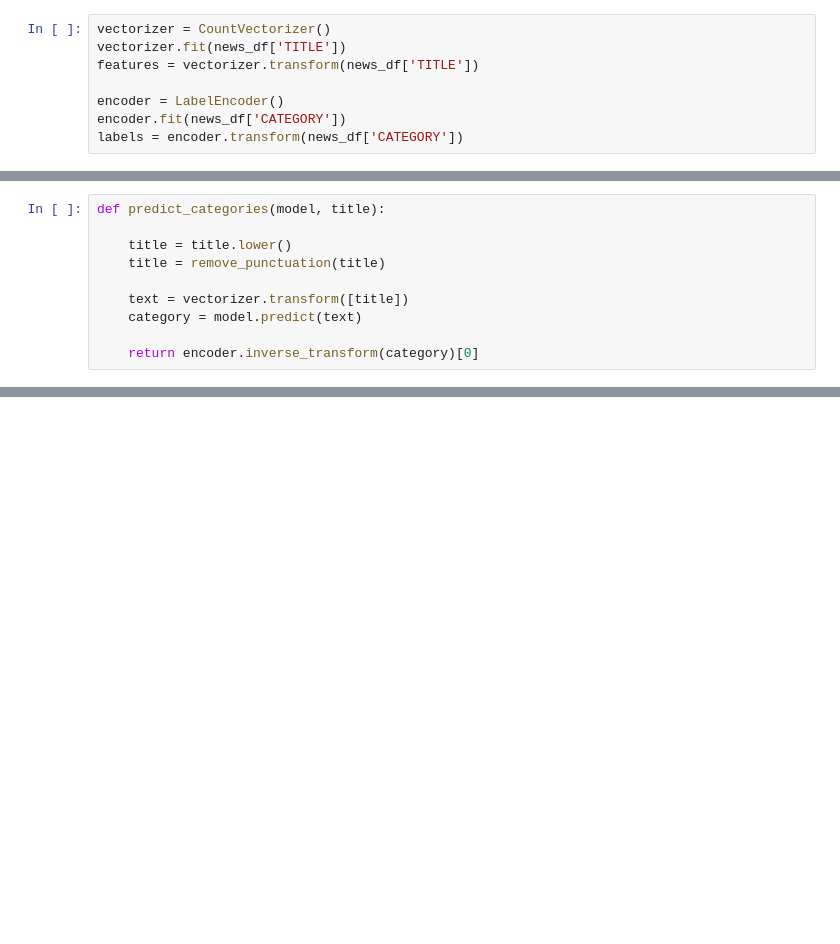
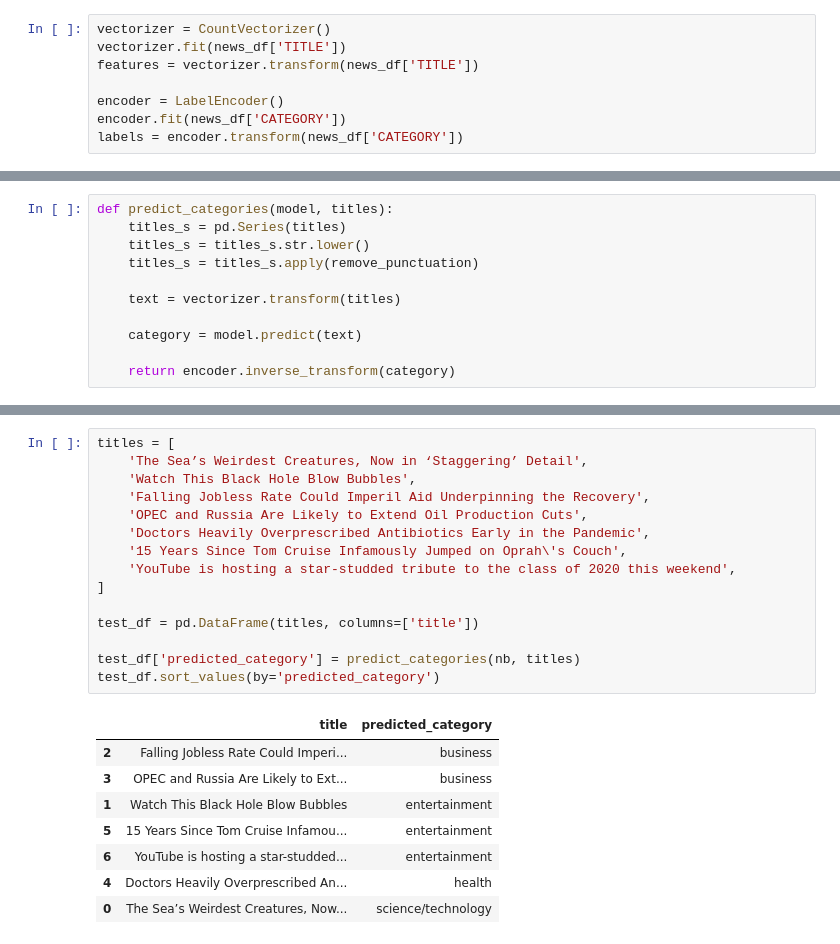
Before and after one commit to jonjau/msa, a Jupyter notebook: news-categorizer.ipynb, the cells around one changed output, grey strips where cells are left out. Cells and saved outputs as stored; diff of their text form; blank space fills up the shorter version.

```diff
--- a/news-categorizer.ipynb
+++ b/news-categorizer.ipynb
@@ -100,10 +166,11 @@ nb.score(x_test, y_test)
 # %%
-def predict_categories(model, title):
+def predict_categories(model, titles):
+    titles_s = pd.Series(titles)
+    titles_s = titles_s.str.lower()
+    titles_s = titles_s.apply(remove_punctuation)
 
-    title = title.lower()
-    title = remove_punctuation(title)
+    text = vectorizer.transform(titles)
 
-    text = vectorizer.transform([title])
     category = model.predict(text)
 
-    return encoder.inverse_transform(category)[0]
+    return encoder.inverse_transform(category)
@@ -137,0 +177,24 @@ confusion_mat('Naive Bayes', matrix)
+# %%
+titles = [
+    'The Sea’s Weirdest Creatures, Now in ‘Staggering’ Detail',
+    'Watch This Black Hole Blow Bubbles',
+    'Falling Jobless Rate Could Imperil Aid Underpinning the Recovery',
+    'OPEC and Russia Are Likely to Extend Oil Production Cuts',
+    'Doctors Heavily Overprescribed Antibiotics Early in the Pandemic',
+    '15 Years Since Tom Cruise Infamously Jumped on Oprah\'s Couch',
+    'YouTube is hosting a star-studded tribute to the class of 2020 this weekend',
+]
+
+test_df = pd.DataFrame(titles, columns=['title'])
+
+test_df['predicted_category'] = predict_categories(nb, titles)
+test_df.sort_values(by='predicted_category')
+# %% [output]
+|  | title | predicted_category |
+| 2 | Falling Jobless Rate Could Imperi... | business |
+| 3 | OPEC and Russia Are Likely to Ext... | business |
+| 1 | Watch This Black Hole Blow Bubbles | entertainment |
+| 5 | 15 Years Since Tom Cruise Infamou... | entertainment |
+| 6 | YouTube is hosting a star-studded... | entertainment |
+| 4 | Doctors Heavily Overprescribed An... | health |
+| 0 | The Sea’s Weirdest Creatures, Now... | science/technology |
```
Also changed, not shown: parts of 18 cells of this notebook.
